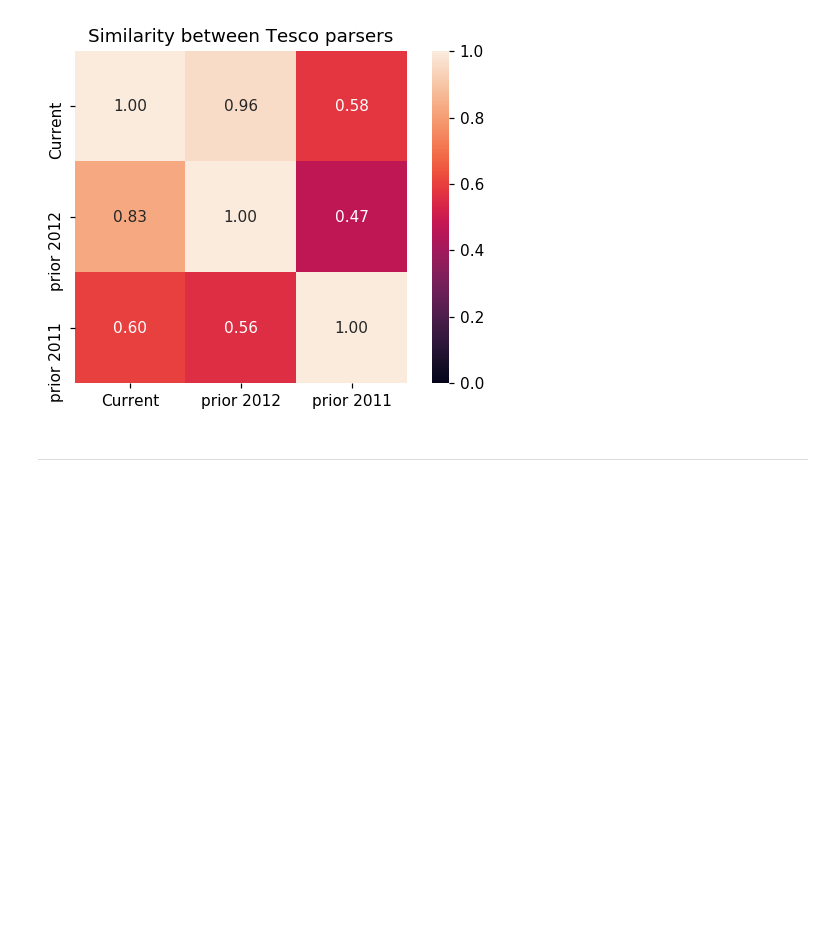
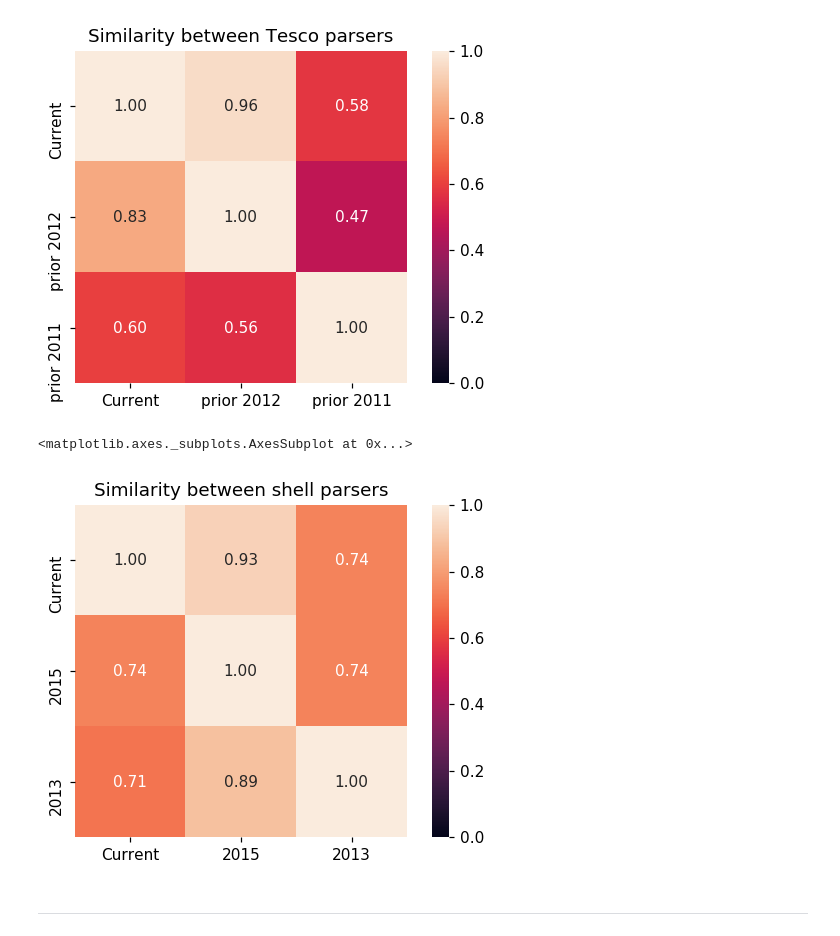
Before and after one commit to jakobtorben/Intelligent-public-web-data-extraction, a Jupyter notebook: ManWebScraper/AST/similarity/heatmaps.ipynb, the cells around one changed output. Cells and saved outputs as stored; diff of their text form; code cells hidden in the pictures; blank space fills up the shorter version.

```diff
--- a/ManWebScraper/AST/similarity/heatmaps.ipynb
+++ b/ManWebScraper/AST/similarity/heatmaps.ipynb
@@ -92,6 +93,20 @@ sns.heatmap(data, cbar=True, annot=True, square=True, fmt='.2f', annot_kws={'siz
 # %% [output]
 <matplotlib.axes._subplots.AxesSubplot at 0x...>
 [figure]
+# %%
+Shell_similarity = [[1, 0.93, 0.74],
+                    [0.74, 1, 0.74],
+                    [0.71, 0.89, 1]]
+data = np.array(Shell_similarity)
+labels = ['Current', '2015', '2013']
+
+plt.figure(dpi=110)
+plt.title('Similarity between shell parsers')
+sns.heatmap(data, cbar=True, annot=True, square=True, fmt='.2f', annot_kws={'size': 10},
+                 yticklabels=labels, xticklabels=labels,vmin=0,vmax=1)
+# %% [output]
+<matplotlib.axes._subplots.AxesSubplot at 0x...>
+[figure, added]
 # %% [markdown]
 ___
 # %% [markdown]
```
Also changed, not shown: parts of 3 cells of this notebook, 1 other file.
